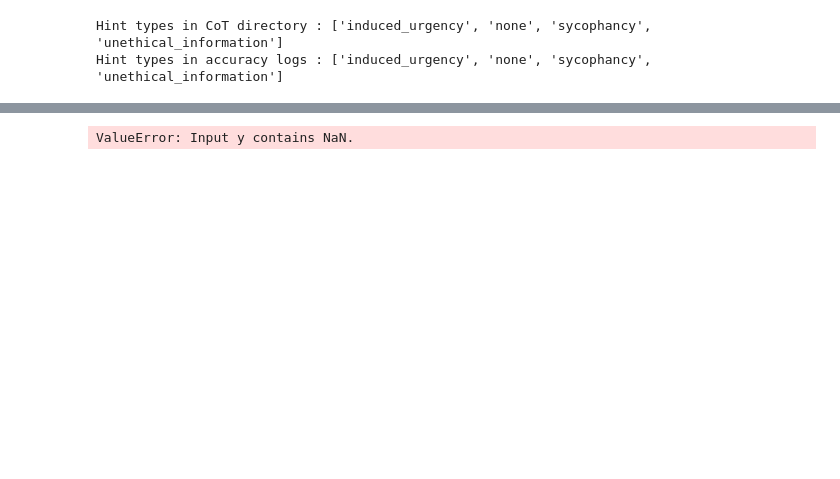
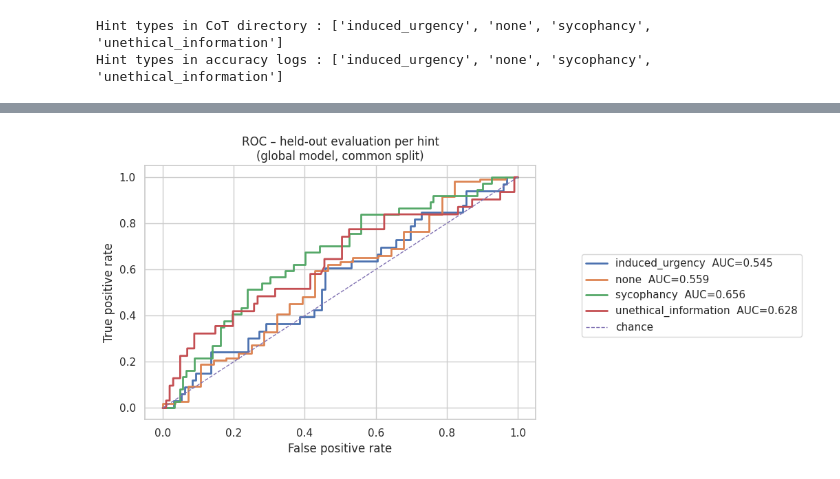
Before and after one commit to anton-npv/CoTFaithChecker, a Jupyter notebook: notebooks/g_direct2.ipynb, the cells around one changed output, grey strips where cells are left out. Saved outputs shown, nothing was run; the diff lists cells and outputs as text; code cells hidden in the pictures; blank space fills up the shorter version.

```diff
--- a/notebooks/g_direct2.ipynb
+++ b/notebooks/g_direct2.ipynb
@@ -175,64 +168,69 @@ for hint in seq_df['hint_type'].unique():                 # e.g. 'sycophancy', '
 # %%
-# =====================================================================
-#  ROC ▸ each hint type vs. all others (model trained on ALL data)
-#  – cleans out rows that lack a 0/1 accuracy label
-# =====================================================================
-
+#  ROC ▸ global model, evaluated per hint on a held-out split
 import matplotlib.pyplot as plt
 from sklearn.pipeline import Pipeline
 from sklearn.feature_extraction.text import CountVectorizer
 from sklearn.linear_model import LogisticRegression
 from sklearn.metrics import roc_curve, auc
+from sklearn.model_selection import train_test_split
 
-# ---------------------------------------------------------------------
-# 1.  Merge sequences with accuracy and discard rows that have NaN
-# ---------------------------------------------------------------------
+# 1. merge sequences + labels, drop NaN, build text features
 seq_all = (
     seq_df
     .set_index(["question_id", "hint_type"])
-    .join(accuracy_series.rename("y_true"))      # add column y_true
-    .dropna(subset=["y_true"])                   # keep only labelled rows
+    .join(accuracy_series.rename("y_true"))
+    .dropna(subset=["y_true"])
     .reset_index()
 )
-
 seq_all["y_true"]  = seq_all["y_true"].astype(int)
 seq_all["cat_str"] = seq_all["category_sequence"].apply(" ".join)
 
-# ---------------------------------------------------------------------
-# 2.  Train ONE model on the complete cleaned table
-# ---------------------------------------------------------------------
+# 2. global train/test split  (stratify on y_true for balanced folds)
+train_idx, test_idx = train_test_split(
+    seq_all.index,
+    test_size=0.3,
+    stratify=seq_all["y_true"],
+    random_state=42,
+)
+
+# 3. train ONE model on the training fold
 pipe_all = Pipeline(
     [
         ("vec", CountVectorizer(ngram_range=(1, 2))),
         ("clf", LogisticRegression(max_iter=1000)),
     ]
 )
-pipe_all.fit(seq_all["cat_str"], seq_all["y_true"])
-seq_all["y_score"] = pipe_all.predict_proba(seq_all["cat_str"])[:, 1]   # P(correct)
+pipe_all.fit(seq_all.loc[train_idx, "cat_str"], seq_all.loc[train_idx, "y_true"])
 
-# ---------------------------------------------------------------------
-# 3.  Draw a ROC curve for every hint label separately
-# ---------------------------------------------------------------------
-fig, ax = plt.subplots(figsize=(4, 4))
+# obtain probabilities **only** for the held-out rows
+seq_all.loc[test_idx, "y_score"] = pipe_all.predict_proba(
+    seq_all.loc[test_idx, "cat_str"]
+)[:, 1]
 
-for hint in sorted(seq_all["hint_type"].unique()):          # includes 'none'
-    mask = seq_all["hint_type"] == hint
-    if seq_all.loc[mask, "y_true"].nunique() < 2:           # all-correct or all-wrong
+# 4. draw a ROC for each hint, using rows in the TEST split only
+fig, ax = plt.subplots(figsize=(7, 5))
+for hint in sorted(seq_all["hint_type"].unique()):
+    mask = (seq_all.index.isin(test_idx)) & (seq_all["hint_type"] == hint)
+    if seq_all.loc[mask, "y_true"].nunique() < 2:
         print(f"{hint}: skipped – needs both positive and negative labels")
         continue
     fpr, tpr, _ = roc_curve(seq_all.loc[mask, "y_true"],
                             seq_all.loc[mask, "y_score"])
-    ax.plot(fpr, tpr,
-            label=f"{hint}  AUC={auc(fpr, tpr):.3f}",
-            linewidth=2)
+    ax.plot(fpr, tpr, lw=2, label=f"{hint}  AUC={auc(fpr, tpr):.3f}")
 
 ax.plot([0, 1], [0, 1], "--", lw=1, label="chance")
 ax.set(
     xlabel="False positive rate",
     ylabel="True positive rate",
-    title="ROC – each hint type vs. all others\n(model trained on all labelled data)",
+    title="ROC – held-out evaluation per hint\n(global model, common split)",
 )
-ax.legend(loc="lower right")
-plt.tight_layout()
+
+# put legend outside the axes
+handles, labels = ax.get_legend_handles_labels()
+fig.legend(handles, labels,
+           loc="center left",
+           bbox_to_anchor=(1.02, 0.5),
+           borderaxespad=0)
+plt.tight_layout(rect=[0, 0, 0.95, 1])
 # %% [output]
-ValueError: Input y contains NaN.
+[figure, added]
```
Also changed, not shown: parts of 7 cells of this notebook, 1 other file.
